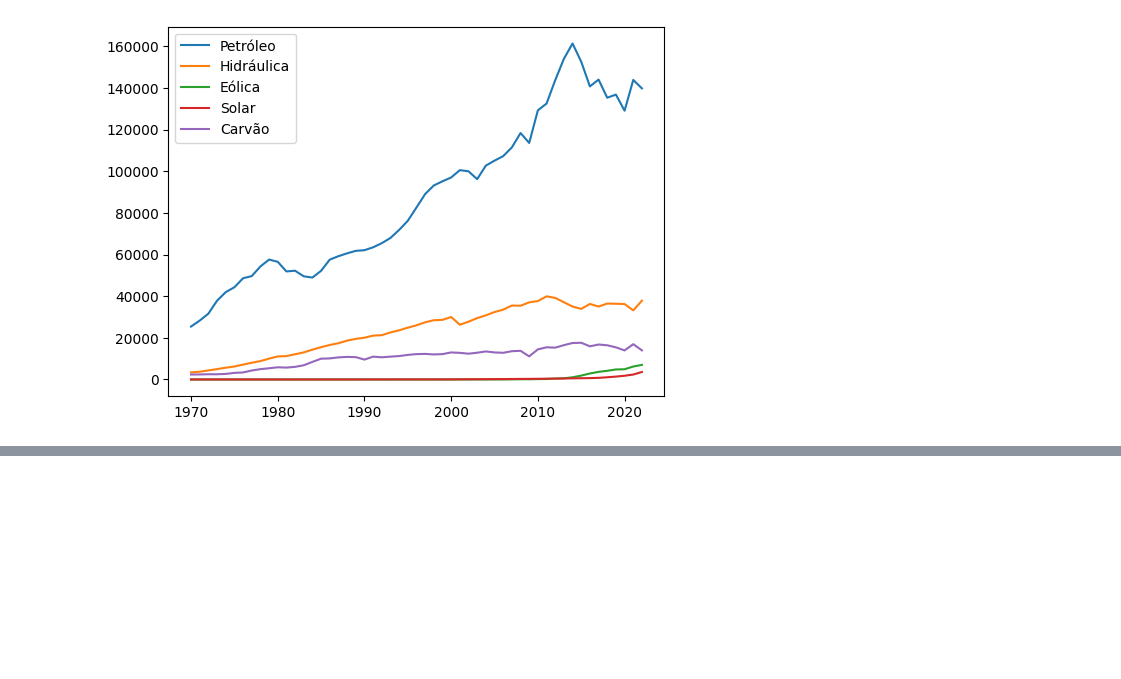
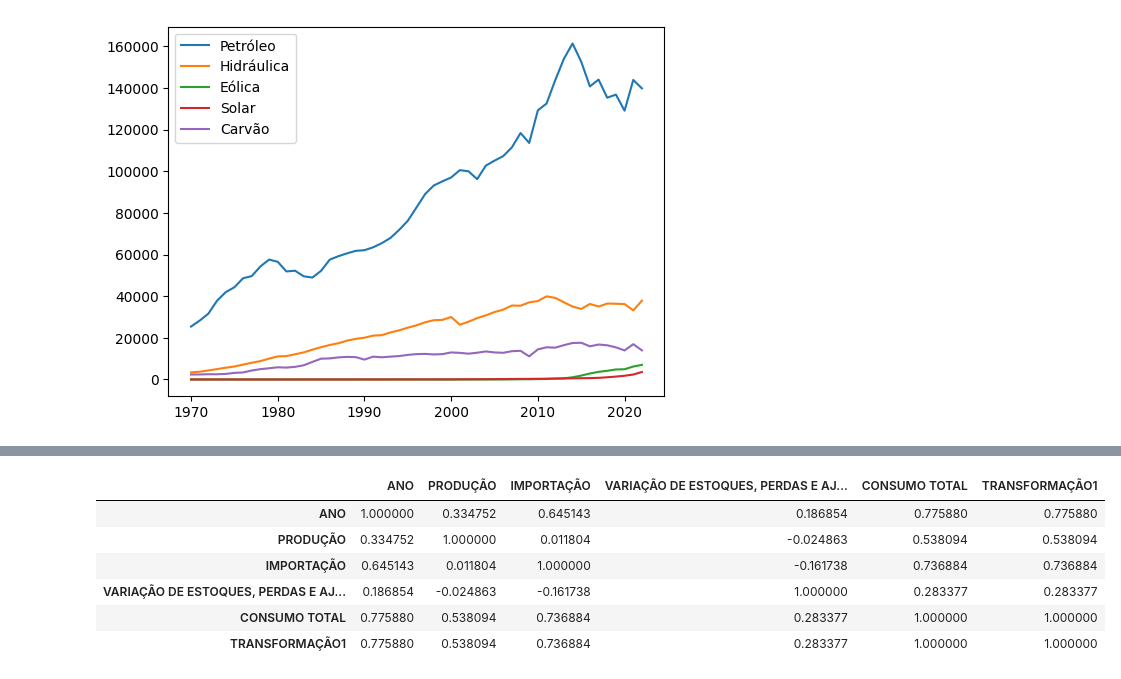
Before and after one commit to scrrpfv/projeto-ip, a Jupyter notebook: teste/testes.ipynb, the cells around one changed output, grey strips where cells are left out. Saved outputs shown, nothing was run; the diff lists cells and outputs as text; code cells hidden in the pictures; blank space fills up the shorter version.

```diff
--- a/teste/testes.ipynb
+++ b/teste/testes.ipynb
@@ -51,0 +64,10 @@ print(oftin.columns.values)
+# %%
+dict_oferta_demanda['Urânio'].corr()
+# %% [output]
+|  | ANO | PRODUÇÃO | IMPORTAÇÃO | VARIAÇÃO DE ESTOQUES, PERDAS E AJ... | CONSUMO TOTAL | TRANSFORMAÇÃO1 |
+| ANO | 1.000000 | 0.334752 | 0.645143 | 0.186854 | 0.775880 | 0.775880 |
+| PRODUÇÃO | 0.334752 | 1.000000 | 0.011804 | -0.024863 | 0.538094 | 0.538094 |
+| IMPORTAÇÃO | 0.645143 | 0.011804 | 1.000000 | -0.161738 | 0.736884 | 0.736884 |
+| VARIAÇÃO DE ESTOQUES, PERDAS E AJ... | 0.186854 | -0.024863 | -0.161738 | 1.000000 | 0.283377 | 0.283377 |
+| CONSUMO TOTAL | 0.775880 | 0.538094 | 0.736884 | 0.283377 | 1.000000 | 1.000000 |
+| TRANSFORMAÇÃO1 | 0.775880 | 0.538094 | 0.736884 | 0.283377 | 1.000000 | 1.000000 |
```
Also changed, not shown: parts of 8 cells of this notebook.
